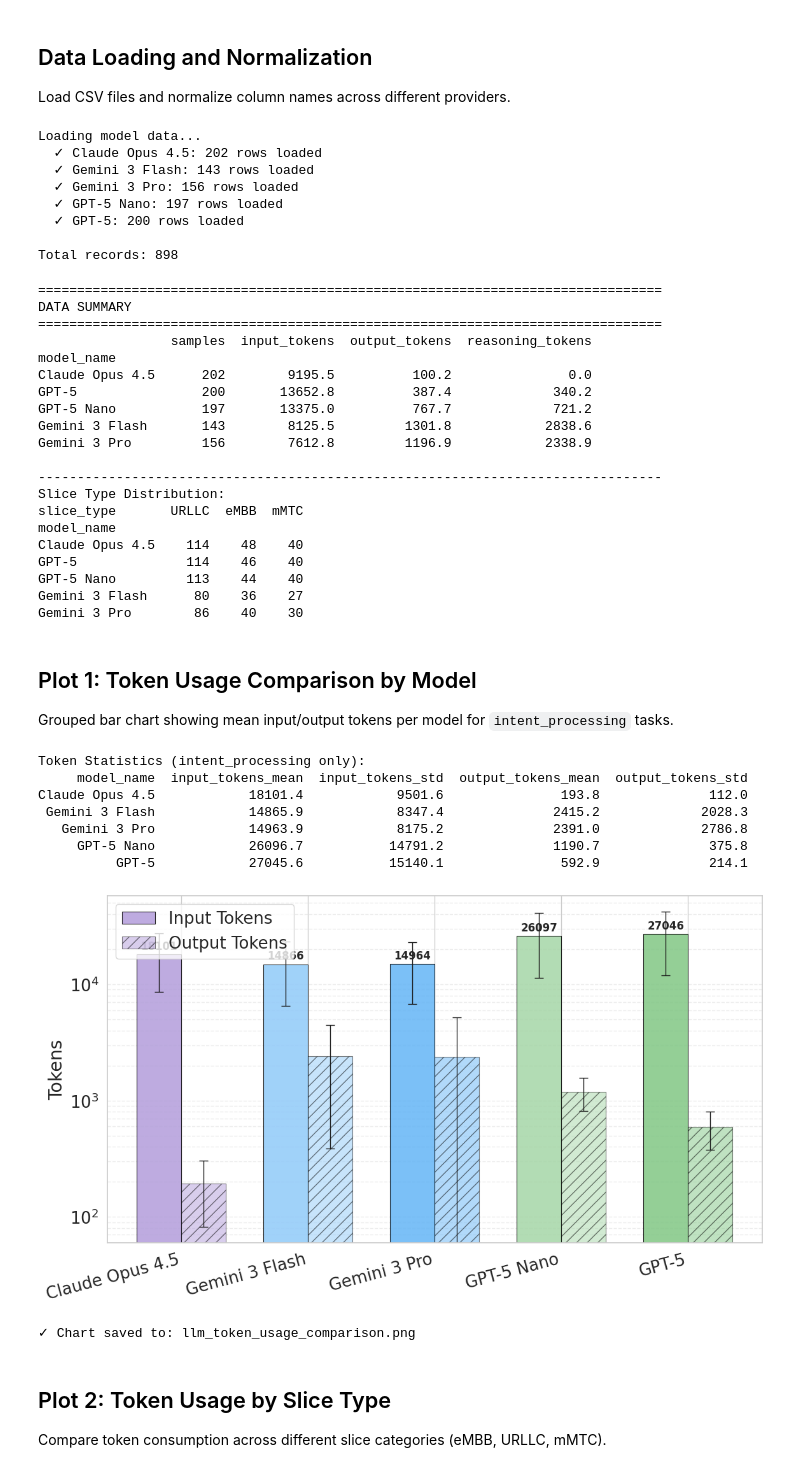
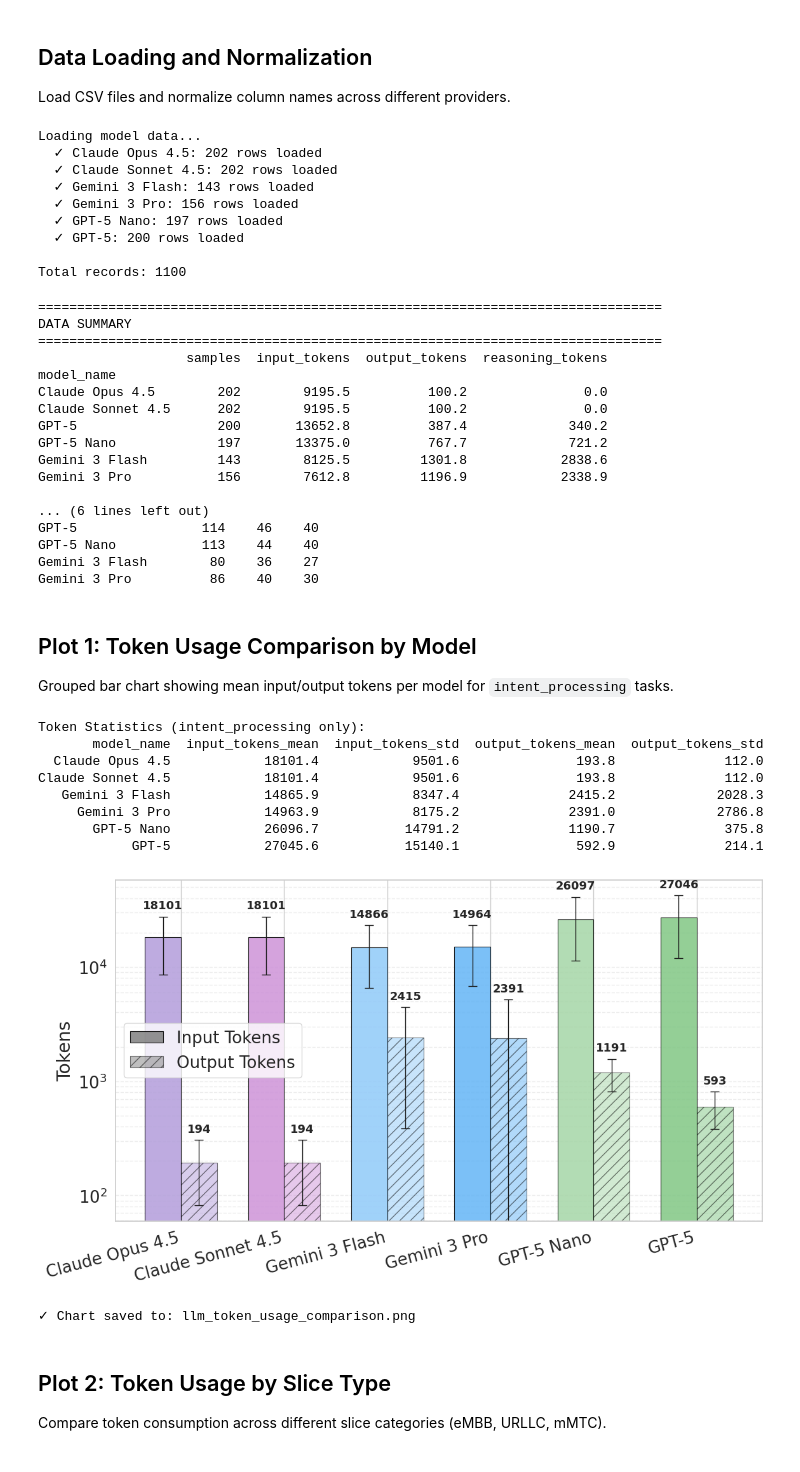
Before and after one commit to zanattabruno/analysis-orion, a Jupyter notebook: llm/llm_analysis.ipynb, the cells around one changed output. Saved outputs shown, nothing was run; the diff lists cells and outputs as text; code cells hidden in the pictures.

```diff
--- a/llm/llm_analysis.ipynb
+++ b/llm/llm_analysis.ipynb
@@ -37,9 +37,10 @@ Libraries loaded ✓
 # Data paths
 RESULTS_DIR = Path("results")
 
-# Model files to analyze (excluding empty sonnet file)
+# Model files to analyze
 MODEL_FILES = {
     "Claude Opus 4.5": "anthropic-opus-4-5.csv",
+    "Claude Sonnet 4.5": "anthropic-sonnet-4-5.csv",
     "Gemini 3 Flash": "gemini-3-flash-preview.csv",
     "Gemini 3 Pro": "gemini-3-pro-preview.csv",
     "GPT-5 Nano": "gpt-5-nano.csv",
@@ -50,6 +51,7 @@ MODEL_FILES = {
 # Purple for SMO/LLM, Blue for processing, Green for success, Orange for metrics
 MODEL_COLORS = {
     "Claude Opus 4.5": "#B39DDB",   # Purple (Anthropic)
+    "Claude Sonnet 4.5": "#CE93D8", # Light Purple (Anthropic)
     "Gemini 3 Flash": "#90CAF9",    # Light Blue (Google)
     "Gemini 3 Pro": "#64B5F6",      # Blue (Google)
     "GPT-5 Nano": "#A5D6A7",        # Light Green (OpenAI)
@@ -70,6 +72,7 @@ SLICE_KEYWORDS = {
 # Source: Official pricing pages for each provider
 MODEL_PRICING = {
     "Claude Opus 4.5": {"input": 15.00, "output": 75.00},      # Anthropic Opus 4.5
+    "Claude Sonnet 4.5": {"input": 3.00, "output": 15.00},     # Anthropic Sonnet 4.5
     "Gemini 3 Flash": {"input": 0.075, "output": 0.30},        # Google Gemini 3 Flash
     "Gemini 3 Pro": {"input": 1.25, "output": 5.00},           # Google Gemini 3 Pro
     "GPT-5 Nano": {"input": 0.15, "output": 0.60},             # OpenAI GPT-5 Nano
@@ -125,6 +128,7 @@ def load_and_normalize(model_name: str, filename: str) -> pd.DataFrame:
             "usage_input_tokens": "input_tokens",
             "usage_output_tokens": "output_tokens",
             "tool_use_names": "function_call",
+            "column": "response_kind",  # Sonnet CSV uses 'column' instead of 'response_kind'
         })
         df["reasoning_tokens"] = 0  # Anthropic doesn't expose reasoning tokens
         df["provider"] = "Anthropic"
@@ -184,12 +188,13 @@ print(f"\nTotal records: {len(all_data)}")
 # %% [output]
 Loading model data...
   ✓ Claude Opus 4.5: 202 rows loaded
+  ✓ Claude Sonnet 4.5: 202 rows loaded
   ✓ Gemini 3 Flash: 143 rows loaded
   ✓ Gemini 3 Pro: 156 rows loaded
   ✓ GPT-5 Nano: 197 rows loaded
   ✓ GPT-5: 200 rows loaded
 
-Total records: 898
+Total records: 1100
 # %%
 # Data summary
 print("=" * 80)
@@ -212,23 +217,20 @@ print(all_data.groupby(["model_name", "slice_type"]).size().unstack(fill_value=0
 ================================================================================
 DATA SUMMARY
 ================================================================================
-                 samples  input_tokens  output_tokens  reasoning_tokens
+                   samples  input_tokens  output_tokens  reasoning_tokens
 model_name
-Claude Opus 4.5      202        9195.5          100.2               0.0
-GPT-5                200       13652.8          387.4             340.2
-GPT-5 Nano           197       13375.0          767.7             721.2
-Gemini 3 Flash       143        8125.5         1301.8            2838.6
-Gemini 3 Pro         156        7612.8         1196.9            2338.9
+Claude Opus 4.5        202        9195.5          100.2               0.0
+Claude Sonnet 4.5      202        9195.5          100.2               0.0
+GPT-5                  200       13652.8          387.4             340.2
+GPT-5 Nano             197       13375.0          767.7             721.2
+Gemini 3 Flash         143        8125.5         1301.8            2838.6
+Gemini 3 Pro           156        7612.8         1196.9            2338.9
 
---------------------------------------------------------------------------------
-Slice Type Distribution:
-slice_type       URLLC  eMBB  mMTC
-model_name
-Claude Opus 4.5    114    48    40
-GPT-5              114    46    40
-GPT-5 Nano         113    44    40
-Gemini 3 Flash      80    36    27
-Gemini 3 Pro        86    40    30
+... (6 lines left out)
+GPT-5                114    46    40
+GPT-5 Nano           113    44    40
+Gemini 3 Flash        80    36    27
+Gemini 3 Pro          86    40    30
 # %% [markdown]
 ## Plot 1: Token Usage Comparison by Model
 
@@ -256,12 +258,13 @@ print("Token Statistics (intent_processing only):")
 print(token_stats.to_string(index=False))
 # %% [output]
 Token Statistics (intent_processing only):
-     model_name  input_tokens_mean  input_tokens_std  output_tokens_mean  output_tokens_std
-Claude Opus 4.5            18101.4            9501.6               193.8              112.0
- Gemini 3 Flash            14865.9            8347.4              2415.2             2028.3
-   Gemini 3 Pro            14963.9            8175.2              2391.0             2786.8
-     GPT-5 Nano            26096.7           14791.2              1190.7              375.8
-          GPT-5            27045.6           15140.1               592.9              214.1
+       model_name  input_tokens_mean  input_tokens_std  output_tokens_mean  output_tokens_std
+  Claude Opus 4.5            18101.4            9501.6               193.8              112.0
+Claude Sonnet 4.5            18101.4            9501.6               193.8              112.0
+   Gemini 3 Flash            14865.9            8347.4              2415.2             2028.3
+     Gemini 3 Pro            14963.9            8175.2              2391.0             2786.8
+       GPT-5 Nano            26096.7           14791.2              1190.7              375.8
+            GPT-5            27045.6           15140.1               592.9              214.1
 # %%
 # Create grouped bar chart for token usage
 fig, ax = plt.subplots(figsize=(12, 7))
@@ -274,40 +277,54 @@ colors = [MODEL_COLORS[m] for m in token_stats["model_name"]]
 
 # Input tokens bars
 bars1 = ax.bar(x - width/2, token_stats["input_tokens_mean"], width,
                yerr=token_stats["input_tokens_std"],
                label="Input Tokens", color=colors, alpha=0.85,
                edgecolor="black", linewidth=0.8,
                capsize=5, error_kw=dict(lw=1, capsize=5, capthick=1))
 
 # Output tokens bars (darker shade)
 bars2 = ax.bar(x + width/2, token_stats["output_tokens_mean"], width,
                yerr=token_stats["output_tokens_std"],
                label="Output Tokens", color=colors, alpha=0.5,
                edgecolor="black", linewidth=0.8, hatch="//",
                capsize=5, error_kw=dict(lw=1, capsize=5, capthick=1))
 
 ax.set_ylabel("Tokens")
 ax.set_xticks(x)
 ax.set_xticklabels(token_stats["model_name"], rotation=15, ha="right")
-ax.legend(loc="upper left")
 ax.set_yscale("log")
 ax.grid(axis="y", linestyle="--", alpha=0.35, which="both")
 
-# Add value labels on input bars
-for bar, val in zip(bars1, token_stats["input_tokens_mean"]):
+# Custom legend with grey colors
+from matplotlib.patches import Patch
+legend_elements = [
+    Patch(facecolor="#808080", edgecolor="black", linewidth=0.8, alpha=0.85, label="Input Tokens"),
+    Patch(facecolor="#808080", edgecolor="black", linewidth=0.8, alpha=0.5, hatch="//", label="Output Tokens"),
+]
+ax.legend(handles=legend_elements, loc="center left")
+
+# Add value labels on input bars (positioned above stddev error bars)
+for bar, val, std in zip(bars1, token_stats["input_tokens_mean"], token_stats["input_tokens_std"]):
     ax.annotate(f"{val:.0f}",
-                xy=(bar.get_x() + bar.get_width()/2, val),
-                xytext=(0, 3), textcoords="offset points",
-                ha="center", va="bottom", fontsize=12, fontweight="bold")
+                xy=(bar.get_x() + bar.get_width()/2, val + std),
+                xytext=(0, 6), textcoords="offset points",
+                ha="center", va="bottom", fontsize=13, fontweight="bold")
+
+# Add value labels on output bars (positioned above stddev error bars)
+for bar, val, std in zip(bars2, token_stats["output_tokens_mean"], token_stats["output_tokens_std"]):
+    ax.annotate(f"{val:.0f}",
+                xy=(bar.get_x() + bar.get_width()/2, val + std),
+                xytext=(0, 6), textcoords="offset points",
+                ha="center", va="bottom", fontsize=13, fontweight="bold")
 
 plt.tight_layout()
 plt.savefig("llm_token_usage_comparison.png", dpi=300, bbox_inches="tight")
 plt.savefig("llm_token_usage_comparison.pdf", dpi=300, bbox_inches="tight")
 plt.show()
 
 print("\n✓ Chart saved to: llm_token_usage_comparison.png")
 # %% [output]
-[figure, old version]
+[figure, new version]
 ✓ Chart saved to: llm_token_usage_comparison.png
 # %% [markdown]
 ## Plot 2: Token Usage by Slice Type
```
Also changed, not shown: parts of 12 cells of this notebook, 16 other files.
